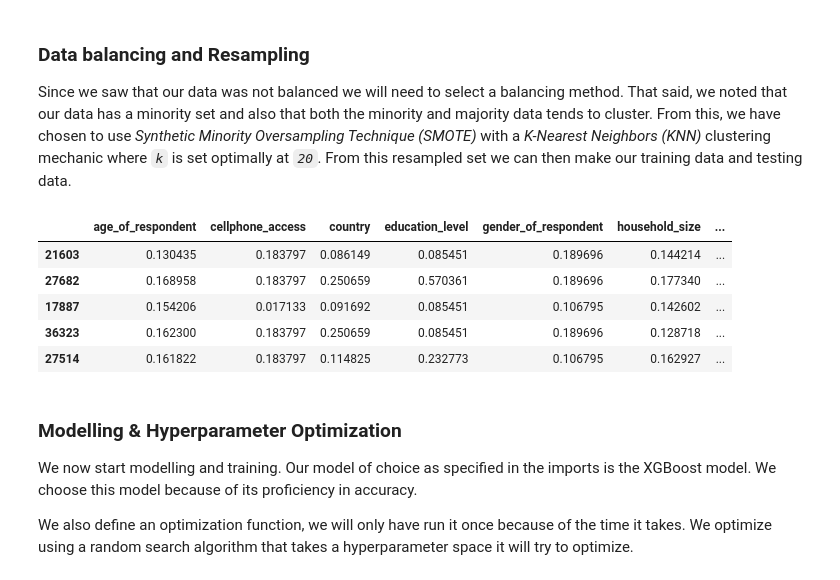
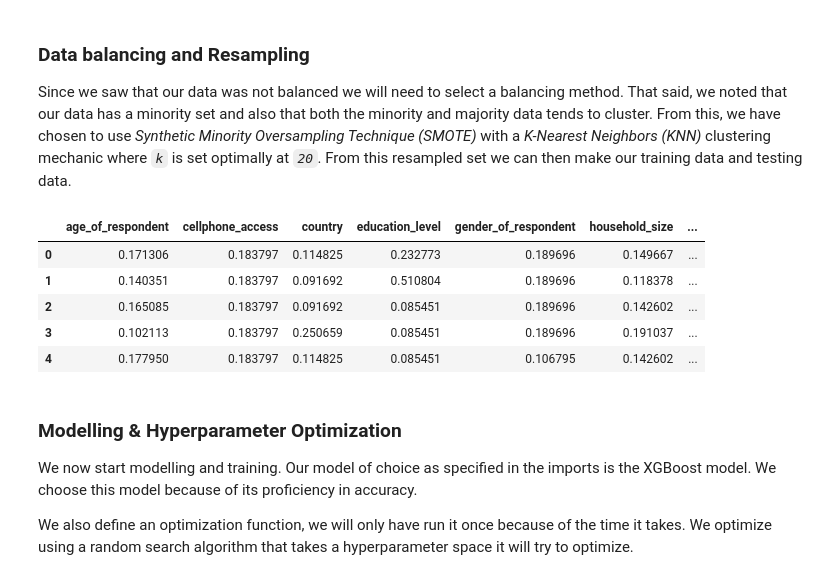
Before and after one commit to ashwynh21/financial_inclusion, a Jupyter notebook: main.ipynb, the cells around one changed output. Cells and saved outputs as stored; diff of their text form; code cells hidden in the pictures.

```diff
--- a/main.ipynb
+++ b/main.ipynb
@@ -139,22 +139,23 @@ resampled set we can then make our training data and testing data.
 # %%
 oversample = il.over_sampling.SMOTE(k_neighbors=20, random_state=42)
 borderline = il.over_sampling.BorderlineSMOTE(k_neighbors=20, random_state=42)
 svm = il.over_sampling.SVMSMOTE(k_neighbors=20, random_state=42)
 
 x, y = train_df[main_cols], train_df['bank_account']
-x, y = oversample.fit_resample(x, y)
 # lets take a look now
 
 # Split data into train and test sets
-x_train, x_test, y_train, y_test = train_test_split(x, y, test_size=0.26, random_state=42)
+x_train, x_test, y_train, y_test = train_test_split(x, y, test_size=0.26, random_state=42, stratify=y)
+
+x_train, y_train = oversample.fit_resample(x_train, y_train)
 x_train.head()
 # %% [output]
 |  | age_of_respondent | cellphone_access | country | education_level | gender_of_respondent | household_size | ... |
-| 21603 | 0.130435 | 0.183797 | 0.086149 | 0.085451 | 0.189696 | 0.144214 | ... |
-| 27682 | 0.168958 | 0.183797 | 0.250659 | 0.570361 | 0.189696 | 0.177340 | ... |
-| 17887 | 0.154206 | 0.017133 | 0.091692 | 0.085451 | 0.106795 | 0.142602 | ... |
-| 36323 | 0.162300 | 0.183797 | 0.250659 | 0.085451 | 0.189696 | 0.128718 | ... |
-| 27514 | 0.161822 | 0.183797 | 0.114825 | 0.232773 | 0.106795 | 0.162927 | ... |
+| 0 | 0.171306 | 0.183797 | 0.114825 | 0.232773 | 0.189696 | 0.149667 | ... |
+| 1 | 0.140351 | 0.183797 | 0.091692 | 0.510804 | 0.189696 | 0.118378 | ... |
+| 2 | 0.165085 | 0.183797 | 0.091692 | 0.085451 | 0.189696 | 0.142602 | ... |
+| 3 | 0.102113 | 0.183797 | 0.250659 | 0.085451 | 0.189696 | 0.191037 | ... |
+| 4 | 0.177950 | 0.183797 | 0.114825 | 0.085451 | 0.106795 | 0.142602 | ... |
 # %% [markdown]
 ### Modelling & Hyperparameter Optimization
 
```
Also changed, not shown: parts of 4 cells of this notebook, 2 other files.
